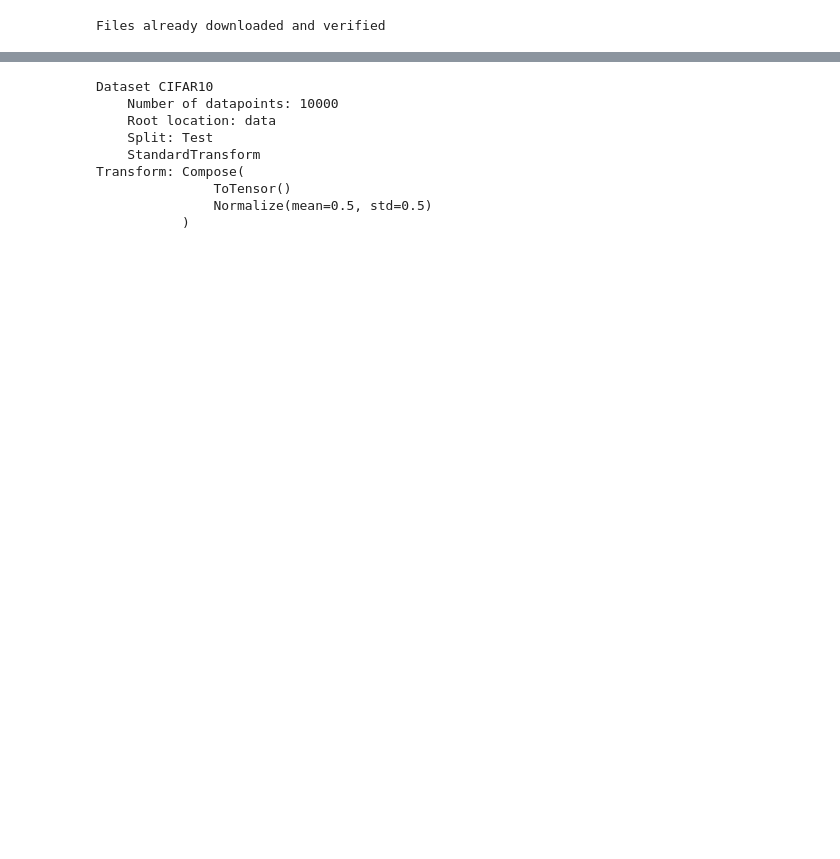
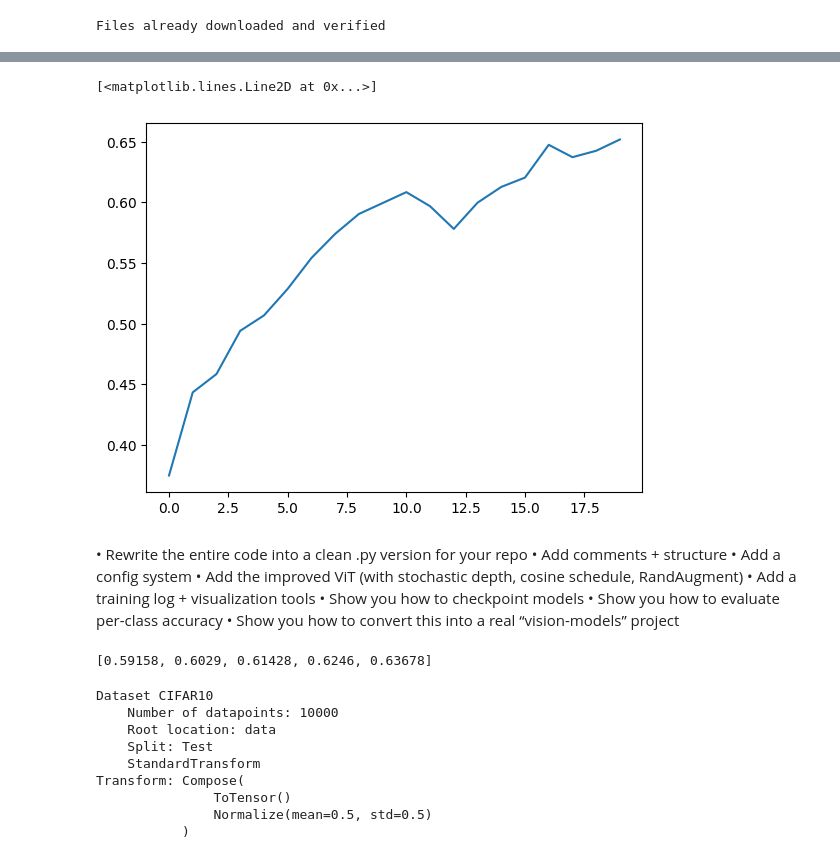
Before and after one commit to KiranK0304/ViT, a Jupyter notebook: vit_1.ipynb, the cells around one changed output, grey strips where cells are left out. Saved outputs shown, nothing was run; the diff lists cells and outputs as text; code cells hidden in the pictures; blank space fills up the shorter version.

```diff
--- a/vit_1.ipynb
+++ b/vit_1.ipynb
@@ -210,14 +253,21 @@ Epoch: 10/10, Train loss: 1.0310, Train acc: 0.6314, Test acc: 0.7001
+# %%
+plt.plot(test_accuracies)
+# %% [output]
+[<matplotlib.lines.Line2D at 0x...>]
+[figure, added]
+# %% [markdown]
+• Rewrite the entire code into a clean .py version for your repo
+• Add comments + structure
+• Add a config system
+• Add the improved ViT (with stochastic depth, cosine schedule, RandAugment)
+• Add a training log + visualization tools
+• Show you how to checkpoint models
+• Show you how to evaluate per-class accuracy
+• Show you how to convert this into a real “vision-models” project
 # %%
-# Epoch: 1/10, Train loss: 1.7292, Train acc: 0.3777, Test acc: 0.4190
-# Epoch: 2/10, Train loss: 1.5929, Train acc: 0.4240, Test acc: 0.4714
-# Epoch: 3/10, Train loss: 1.4758, Train acc: 0.4770, Test acc: 0.5147
-# Epoch: 4/10, Train loss: 1.3904, Train acc: 0.5004, Test acc: 0.5314
-# Epoch: 5/10, Train loss: 1.3209, Train acc: 0.5282, Test acc: 0.5810
-# Epoch: 6/10, Train loss: 1.2469, Train acc: 0.5530, Test acc: 0.6308
-# Epoch: 7/10, Train loss: 1.1482, Train acc: 0.5860, Test acc: 0.6618
-# Epoch: 8/10, Train loss: 1.0698, Train acc: 0.6164, Test acc: 0.6803
-# Epoch: 9/10, Train loss: 0.9859, Train acc: 0.6474, Test acc: 0.7253
-# Epoch: 10/10, Train loss: 0.9050, Train acc: 0.6745, Test acc: 0.7348
+train_accuracies
+# %% [output]
+[0.59158, 0.6029, 0.61428, 0.6246, 0.63678]
 # %%
 test_dataset
 # %% [output]
```
Also changed, not shown: parts of 26 cells of this notebook, 11 other files.
